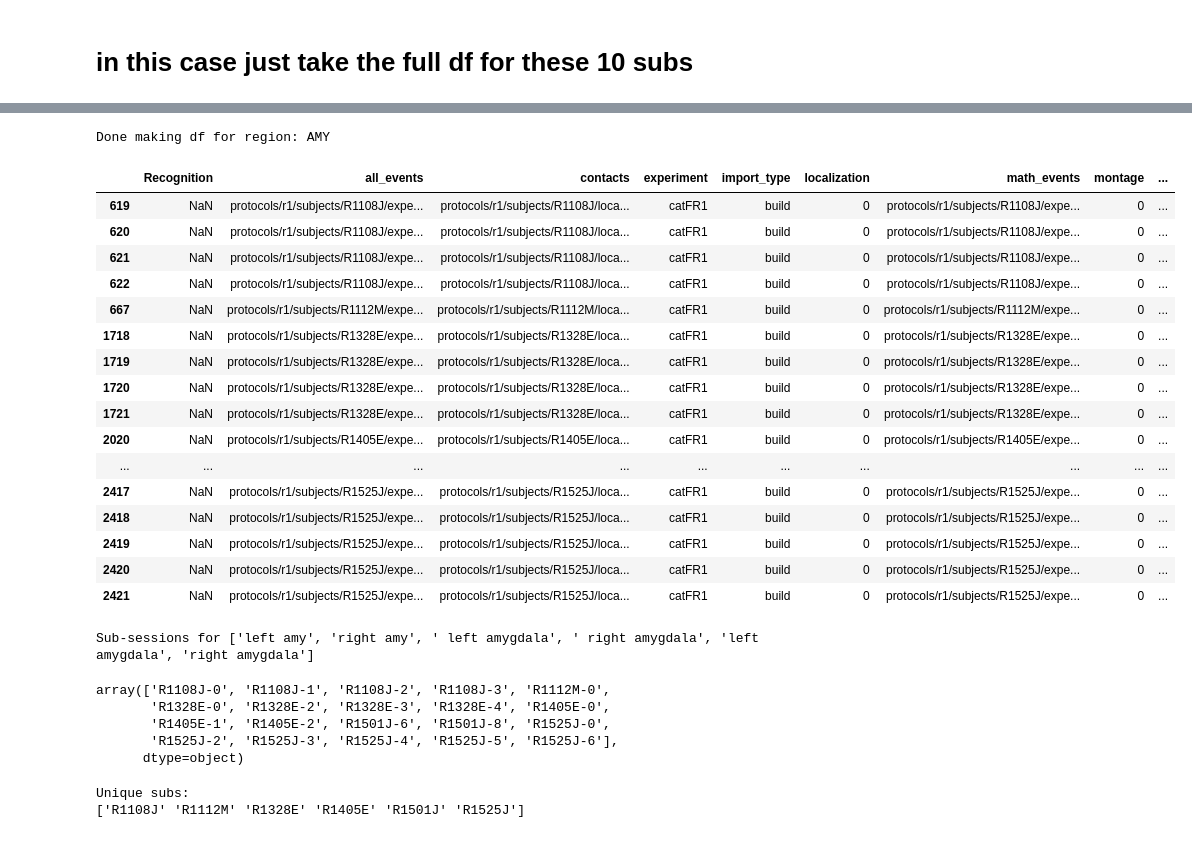
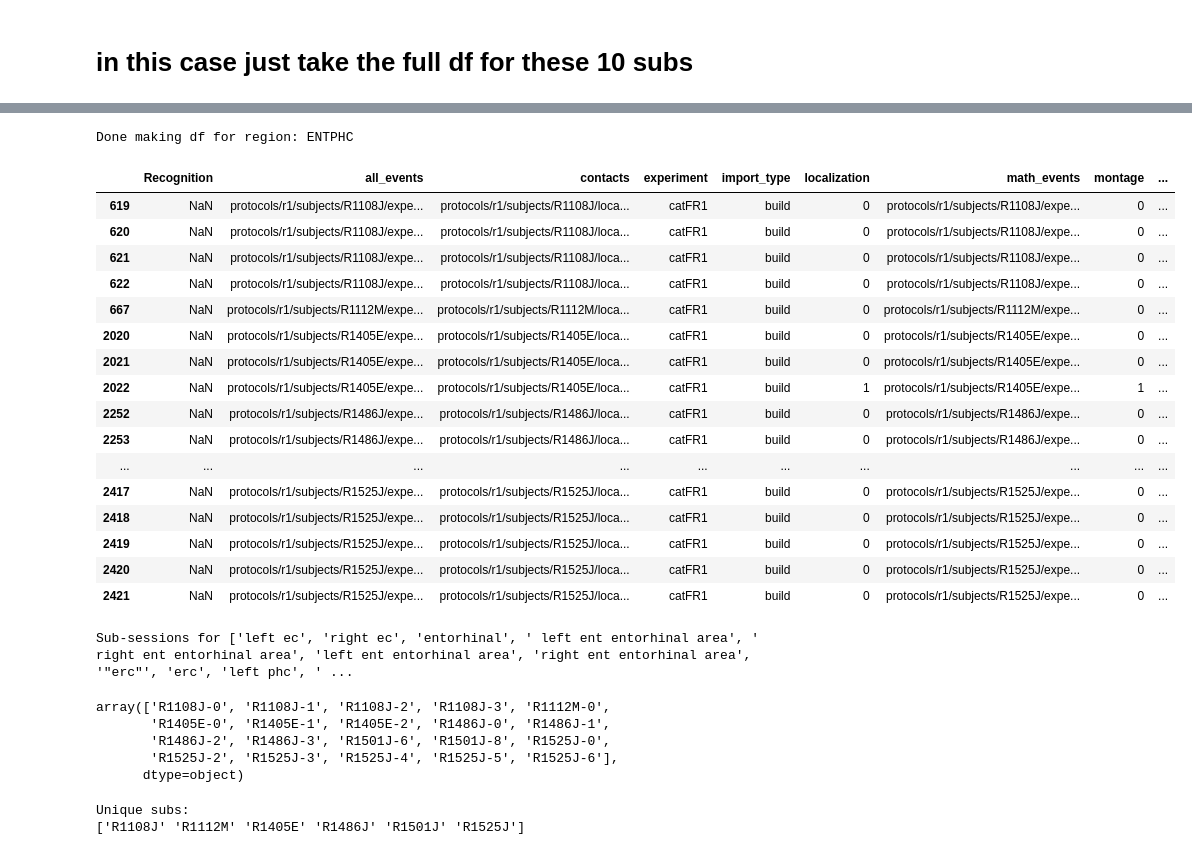
Before and after one commit to jjsakon/SWRrefactored, a Jupyter notebook: code/getSubDFforSlurm.ipynb, the cells around one changed output, grey strips where cells are left out. Saved outputs shown, nothing was run; the diff lists cells and outputs as text; code cells hidden in the pictures.

```diff
--- a/code/getSubDFforSlurm.ipynb
+++ b/code/getSubDFforSlurm.ipynb
@@ -130,7 +130,7 @@ exp_df.shape
 #         'R1137E','R1136N','R1122E','R1112M','R1108J'] # removed R1094T who used Spanish
 # catFR1 subs 2024-08-05
 subs = ['R1137E','R1136N','R1122E','R1112M','R1108J',
-       'R1328E','R1308T','R1405E','R1486J','R1501J','R1525J','R1492J']
+       'R1328E','R1308T','R1405E','R1486J','R1501J','R1525J','R1492J','R1065J']
 
 sub_df = exp_df[(exp_df.subject.isin(subs))  & (exp_df.experiment == exp)] # all sessions for subs
 # sub_df = df[(df.subject.isin(subs))  & (df.experiment == exp) & (df.session==1)] # single session
@@ -208,5 +209,5 @@ From these subjects:
 # %%
-selected_region = AMY_labels #ENTPHC_labels #
+selected_region = ENTPHC_labels #ENTPHC_labels #
 
 import warnings
 # Ignore specific warnings
@@ -217,6 +218,7 @@ warnings.filterwarnings("ignore", category=FutureWarning, message="Could not loa
 warnings.filterwarnings("ignore", category=FutureWarning, message="Lab-specific readers may be moved to the cmlreaders package")
 warnings.filterwarnings("ignore", category=FutureWarning, message="pandas.io.json.json_normalize is deprecated, use pandas.json_normalize instead")
 
+remove_soz_ictal = 0
 
 # get region label
 if selected_region == HPC_labels:
@@ -277,39 +279,39 @@ for row in sub_df.itertuples():
         else:
             elec_cats = []
 
     bad_bp_mask = getBadChannels(tal_struct, elec_cats, remove_soz_ictal)
 
     electrode_search_range = getElectrodeRanges(elec_regions, exp, sub, session, mont)
 
     for channel in electrode_search_range:
         if (elec_regions[channel] in selected_region) & (bad_bp_mask[channel] == 0):
             data['HPC_names'].append(elec_regions[channel])
             data['sub_names'].append(sub)
             data['sub_sess_names'].append(f"{sub}-{session}")
             data['electrode_labels'].append(pairs.iloc[channel].label)
             data['channel_nums'].append(channel)
 #             print('Cumulative array size after channel: ' + str(channel))
             passed_subjects.add(sub)
 
 cliff_notes_df = pd.DataFrame(data)
 
 # Create final_df
 selected_sub_df = sub_df[sub_df['subject'].isin(passed_subjects)]
 print('Done making df for region: '+region_name)
 selected_sub_df
 # %% [output]
-Done making df for region: AMY
+Done making df for region: ENTPHC
 |  | Recognition | all_events | contacts | experiment | import_type | localization | math_events | montage | ... |
 | 619 | NaN | protocols/r1/subjects/R1108J/expe... | protocols/r1/subjects/R1108J/loca... | catFR1 | build | 0 | protocols/r1/subjects/R1108J/expe... | 0 | ... |
 | 620 | NaN | protocols/r1/subjects/R1108J/expe... | protocols/r1/subjects/R1108J/loca... | catFR1 | build | 0 | protocols/r1/subjects/R1108J/expe... | 0 | ... |
 | 621 | NaN | protocols/r1/subjects/R1108J/expe... | protocols/r1/subjects/R1108J/loca... | catFR1 | build | 0 | protocols/r1/subjects/R1108J/expe... | 0 | ... |
 | 622 | NaN | protocols/r1/subjects/R1108J/expe... | protocols/r1/subjects/R1108J/loca... | catFR1 | build | 0 | protocols/r1/subjects/R1108J/expe... | 0 | ... |
 | 667 | NaN | protocols/r1/subjects/R1112M/expe... | protocols/r1/subjects/R1112M/loca... | catFR1 | build | 0 | protocols/r1/subjects/R1112M/expe... | 0 | ... |
-| 1718 | NaN | protocols/r1/subjects/R1328E/expe... | protocols/r1/subjects/R1328E/loca... | catFR1 | build | 0 | protocols/r1/subjects/R1328E/expe... | 0 | ... |
-| 1719 | NaN | protocols/r1/subjects/R1328E/expe... | protocols/r1/subjects/R1328E/loca... | catFR1 | build | 0 | protocols/r1/subjects/R1328E/expe... | 0 | ... |
-| 1720 | NaN | protocols/r1/subjects/R1328E/expe... | protocols/r1/subjects/R1328E/loca... | catFR1 | build | 0 | protocols/r1/subjects/R1328E/expe... | 0 | ... |
-| 1721 | NaN | protocols/r1/subjects/R1328E/expe... | protocols/r1/subjects/R1328E/loca... | catFR1 | build | 0 | protocols/r1/subjects/R1328E/expe... | 0 | ... |
 | 2020 | NaN | protocols/r1/subjects/R1405E/expe... | protocols/r1/subjects/R1405E/loca... | catFR1 | build | 0 | protocols/r1/subjects/R1405E/expe... | 0 | ... |
+| 2021 | NaN | protocols/r1/subjects/R1405E/expe... | protocols/r1/subjects/R1405E/loca... | catFR1 | build | 0 | protocols/r1/subjects/R1405E/expe... | 0 | ... |
+| 2022 | NaN | protocols/r1/subjects/R1405E/expe... | protocols/r1/subjects/R1405E/loca... | catFR1 | build | 1 | protocols/r1/subjects/R1405E/expe... | 1 | ... |
+| 2252 | NaN | protocols/r1/subjects/R1486J/expe... | protocols/r1/subjects/R1486J/loca... | catFR1 | build | 0 | protocols/r1/subjects/R1486J/expe... | 0 | ... |
+| 2253 | NaN | protocols/r1/subjects/R1486J/expe... | protocols/r1/subjects/R1486J/loca... | catFR1 | build | 0 | protocols/r1/subjects/R1486J/expe... | 0 | ... |
 | ... | ... | ... | ... | ... | ... | ... | ... | ... | ... |
 | 2417 | NaN | protocols/r1/subjects/R1525J/expe... | protocols/r1/subjects/R1525J/loca... | catFR1 | build | 0 | protocols/r1/subjects/R1525J/expe... | 0 | ... |
 | 2418 | NaN | protocols/r1/subjects/R1525J/expe... | protocols/r1/subjects/R1525J/loca... | catFR1 | build | 0 | protocols/r1/subjects/R1525J/expe... | 0 | ... |
@@ -322,11 +324,11 @@ np.unique(cliff_notes_df.sub_sess_names)
 print('Unique subs:')
 print(np.unique(cliff_notes_df.sub_names))
 # %% [output]
-Sub-sessions for ['left amy', 'right amy', ' left amygdala', ' right amygdala', 'left amygdala', 'right amygdala']
+Sub-sessions for ['left ec', 'right ec', 'entorhinal', ' left ent entorhinal area', ' right ent entorhinal area', 'left ent entorhinal area', 'right ent entorhinal area', '"erc"', 'erc', 'left phc', ' ...
 array(['R1108J-0', 'R1108J-1', 'R1108J-2', 'R1108J-3', 'R1112M-0',
-       'R1328E-0', 'R1328E-2', 'R1328E-3', 'R1328E-4', 'R1405E-0',
-       'R1405E-1', 'R1405E-2', 'R1501J-6', 'R1501J-8', 'R1525J-0',
+       'R1405E-0', 'R1405E-1', 'R1405E-2', 'R1486J-0', 'R1486J-1',
+       'R1486J-2', 'R1486J-3', 'R1501J-6', 'R1501J-8', 'R1525J-0',
        'R1525J-2', 'R1525J-3', 'R1525J-4', 'R1525J-5', 'R1525J-6'],
       dtype=object)
 Unique subs:
-['R1108J' 'R1112M' 'R1328E' 'R1405E' 'R1501J' 'R1525J']
+['R1108J' 'R1112M' 'R1405E' 'R1486J' 'R1501J' 'R1525J']
```
Also changed, not shown: parts of 5 cells of this notebook, 2 other files.
